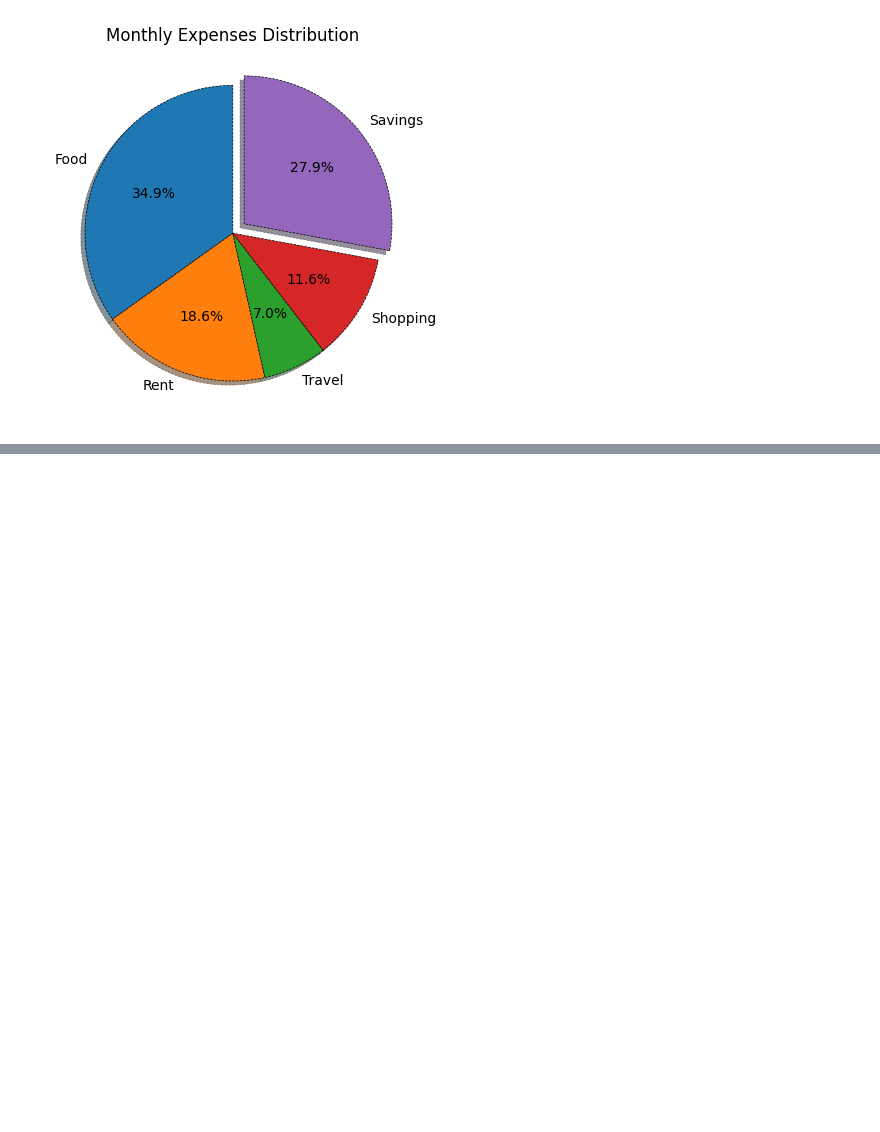
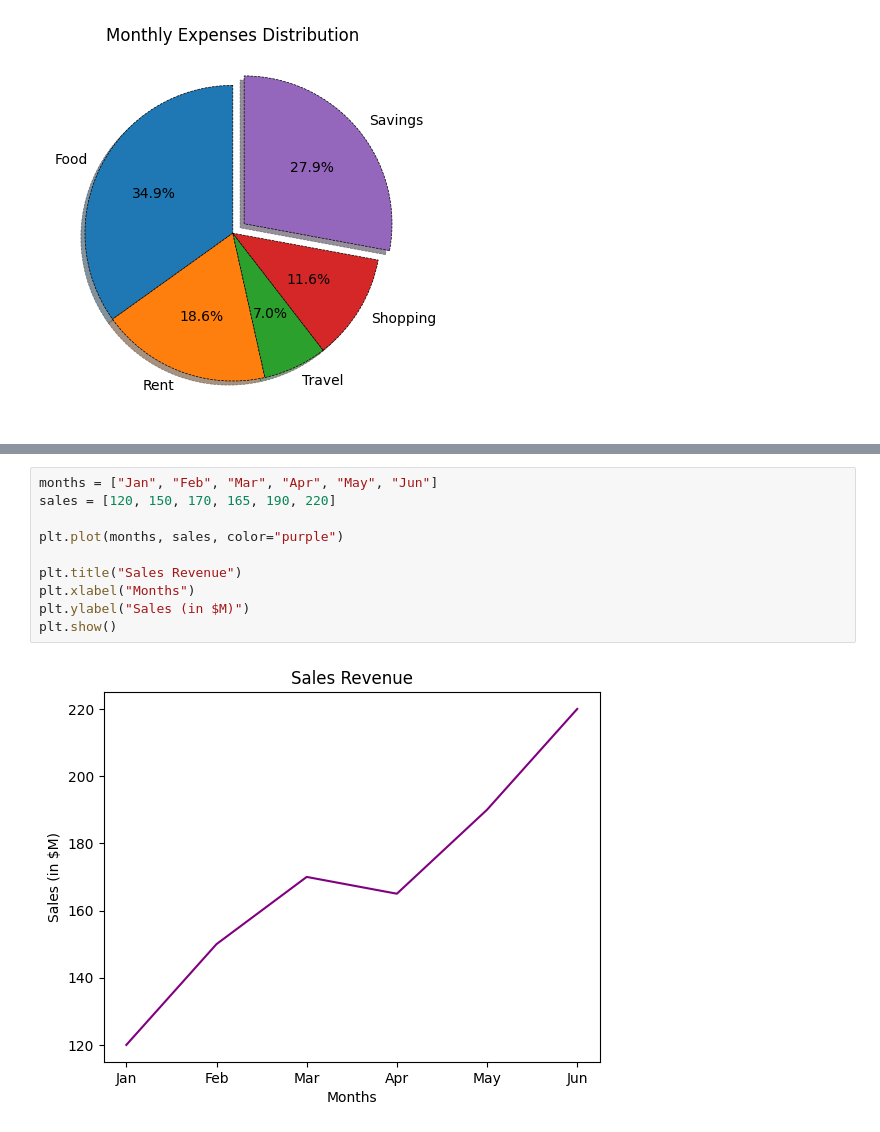
Before and after one commit to harshaiml/aiml-daily-practice, a Jupyter notebook: Practice/Part 7 - Data Visualization/Part - 1/matplotlib_practice_revision.ipynb, the cells around one changed output, grey strips where cells are left out. Drawn from its saved outputs; the diff is of its cells as text; blank space fills up the shorter version.

```diff
--- a/Practice/Part 7 - Data Visualization/Part - 1/matplotlib_practice_revision.ipynb
+++ b/Practice/Part 7 - Data Visualization/Part - 1/matplotlib_practice_revision.ipynb
@@ -131,0 +144,12 @@ plt.show()
+# %%
+months = ["Jan", "Feb", "Mar", "Apr", "May", "Jun"]
+sales = [120, 150, 170, 165, 190, 220]
+
+plt.plot(months, sales, color="purple")
+
+plt.title("Sales Revenue")
+plt.xlabel("Months")
+plt.ylabel("Sales (in $M)")
+plt.show()
+# %% [output]
+[figure, added]
```
Also changed, not shown: parts of 2 cells of this notebook, 1 other file.
